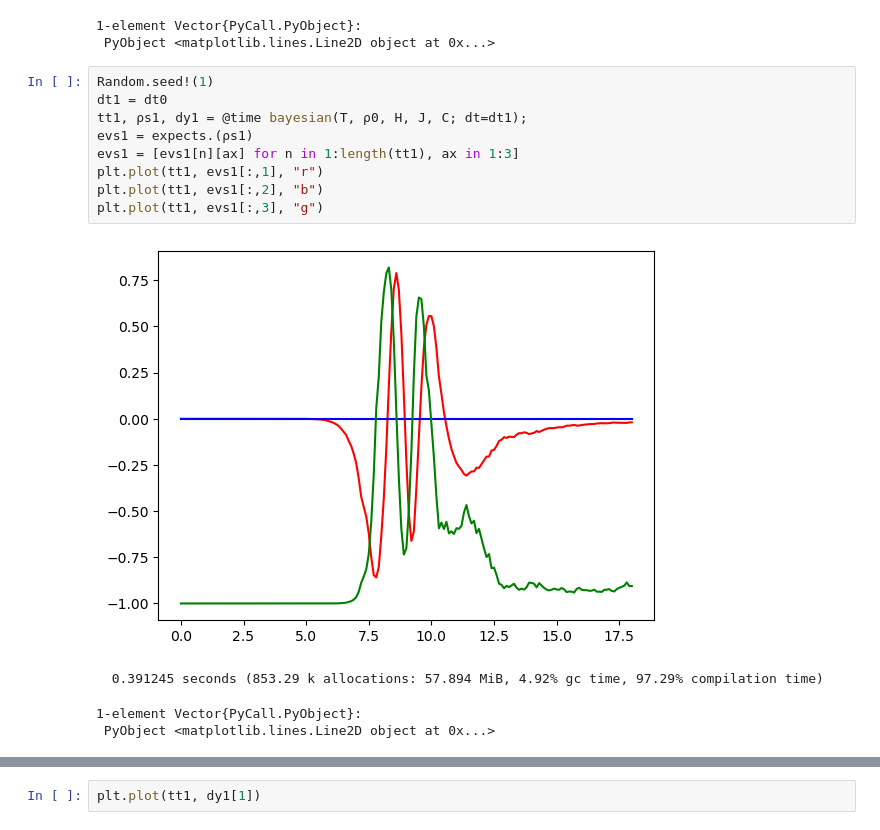
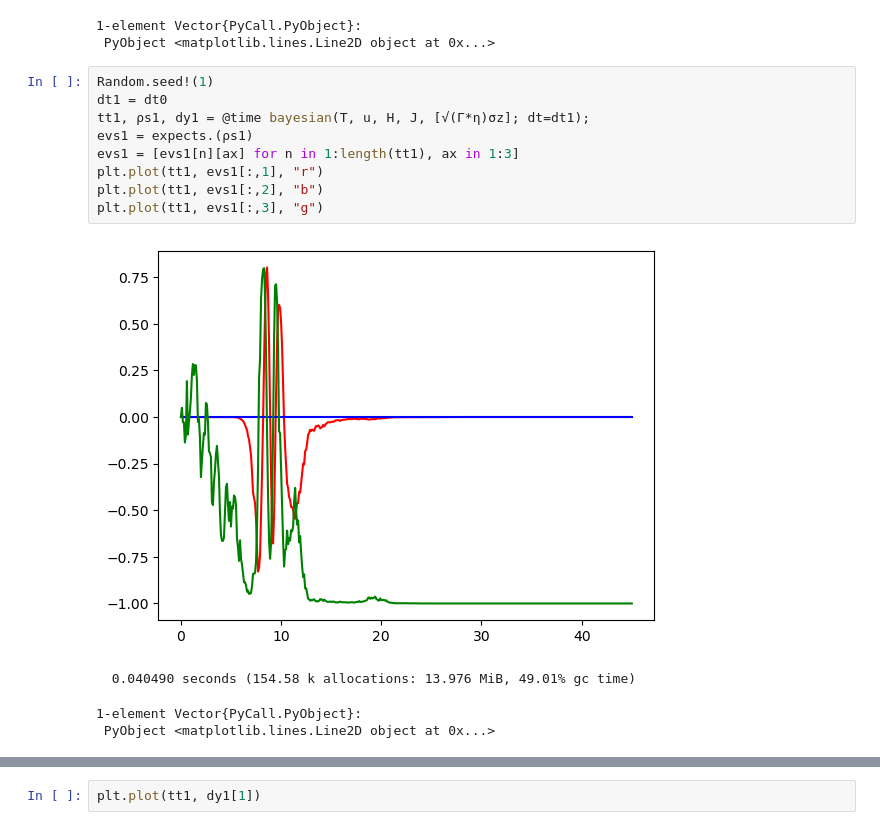
Before and after one commit to chapman-iqs/QuantumCircuits.jl, a Jupyter notebook: QC.ipynb, the cells around one changed output, grey strips where cells are left out. Drawn from its saved outputs; the diff is of its cells as text.

```diff
--- a/QC.ipynb
+++ b/QC.ipynb
@@ -119,14 +120,14 @@ plt.plot(tt0, dy[1])
 # %%
 Random.seed!(1)
 dt1 = dt0
-tt1, ρs1, dy1 = @time bayesian(T, ρ0, H, J, C; dt=dt1);
+tt1, ρs1, dy1 = @time bayesian(T, u, H, J, [√(Γ*η)σz]; dt=dt1);
 evs1 = expects.(ρs1)
 evs1 = [evs1[n][ax] for n in 1:length(tt1), ax in 1:3]
 plt.plot(tt1, evs1[:,1], "r")
 plt.plot(tt1, evs1[:,2], "b")
 plt.plot(tt1, evs1[:,3], "g")
 # %% [output]
-[figure, old version]
+[figure, new version]
-  0.391245 seconds (853.29 k allocations: 57.894 MiB, 4.92% gc time, 97.29% compilation time)
+  0.040490 seconds (154.58 k allocations: 13.976 MiB, 49.01% gc time)
 1-element Vector{PyCall.PyObject}:
  PyObject <matplotlib.lines.Line2D object at 0x...>
```
Also changed, not shown: parts of 11 cells of this notebook, 3 other files.
